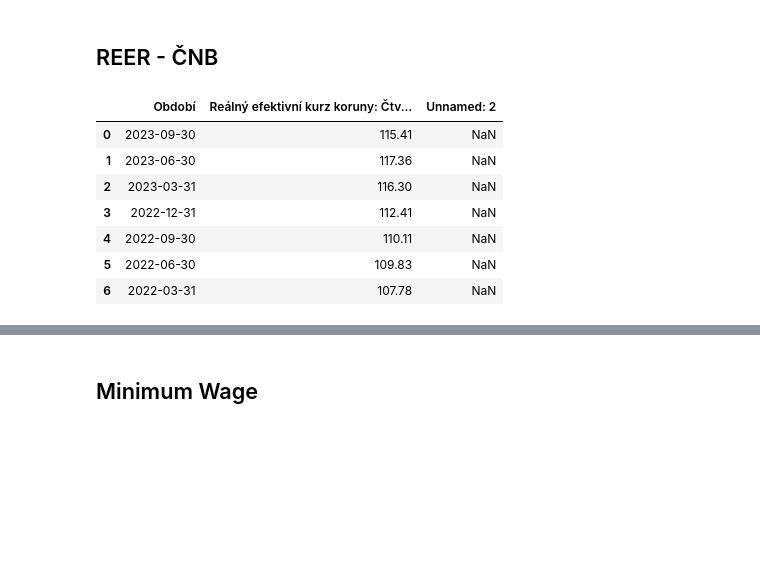
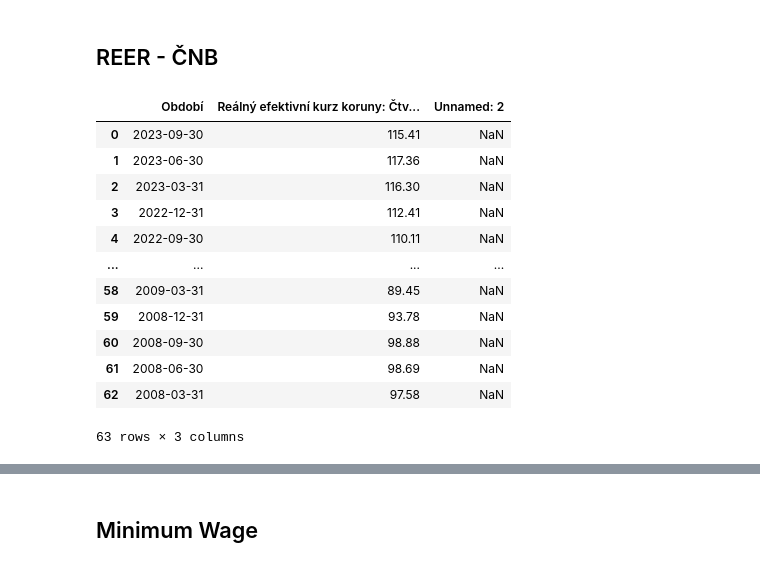
Before and after one commit to DianaKorladinova/SAN_Unemployment_Refugees, a Jupyter notebook: mlynatom/data_preprocessing/data_get.ipynb, the cells around one changed output, grey strips where cells are left out. Saved outputs shown, nothing was run; the diff lists cells and outputs as text; code cells hidden in the pictures; blank space fills up the shorter version.

```diff
--- a/mlynatom/data_preprocessing/data_get.ipynb
+++ b/mlynatom/data_preprocessing/data_get.ipynb
@@ -169,17 +236,23 @@ df2.to_csv("../data/inflation.csv")
 # %% [markdown]
 ## REER - ČNB
 # %%
-df = pd.read_csv("../data_orig/reer_cnb.csv", sep=";")
+#df = pd.read_csv("../data_orig/reer_cnb.csv", sep=";")
+df = pd.read_csv("../data_orig/reer_cnb_full.csv", sep=";")
 df
 # %% [output]
 |  | Období | Reálný efektivní kurz koruny: Čtv... | Unnamed: 2 |
 | 0 | 2023-09-30 | 115.41 | NaN |
 | 1 | 2023-06-30 | 117.36 | NaN |
 | 2 | 2023-03-31 | 116.30 | NaN |
 | 3 | 2022-12-31 | 112.41 | NaN |
 | 4 | 2022-09-30 | 110.11 | NaN |
-| 5 | 2022-06-30 | 109.83 | NaN |
-| 6 | 2022-03-31 | 107.78 | NaN |
+| ... | ... | ... | ... |
+| 58 | 2009-03-31 | 89.45 | NaN |
+| 59 | 2008-12-31 | 93.78 | NaN |
+| 60 | 2008-09-30 | 98.88 | NaN |
+| 61 | 2008-06-30 | 98.69 | NaN |
+| 62 | 2008-03-31 | 97.58 | NaN |
+63 rows × 3 columns
 # %%
 df = df.drop(columns=["Unnamed: 2"])
 df
```
Also changed, not shown: parts of 18 cells of this notebook, 7 other files.
